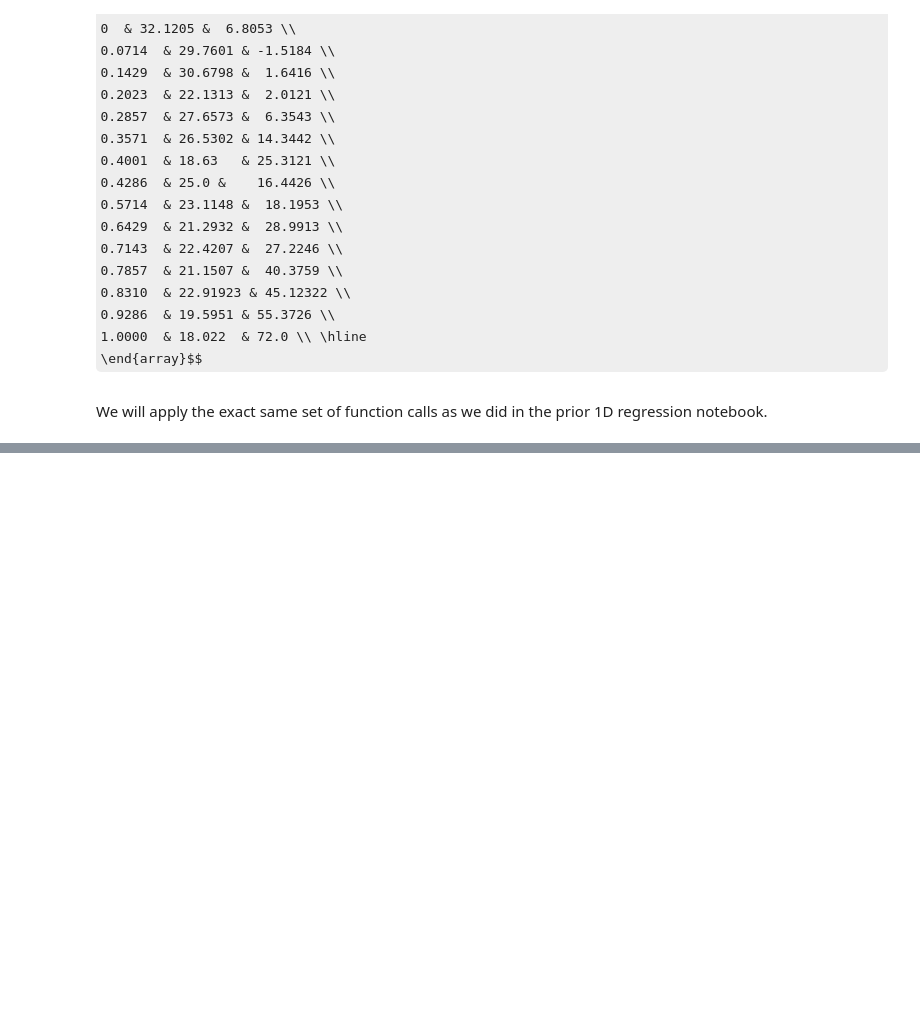
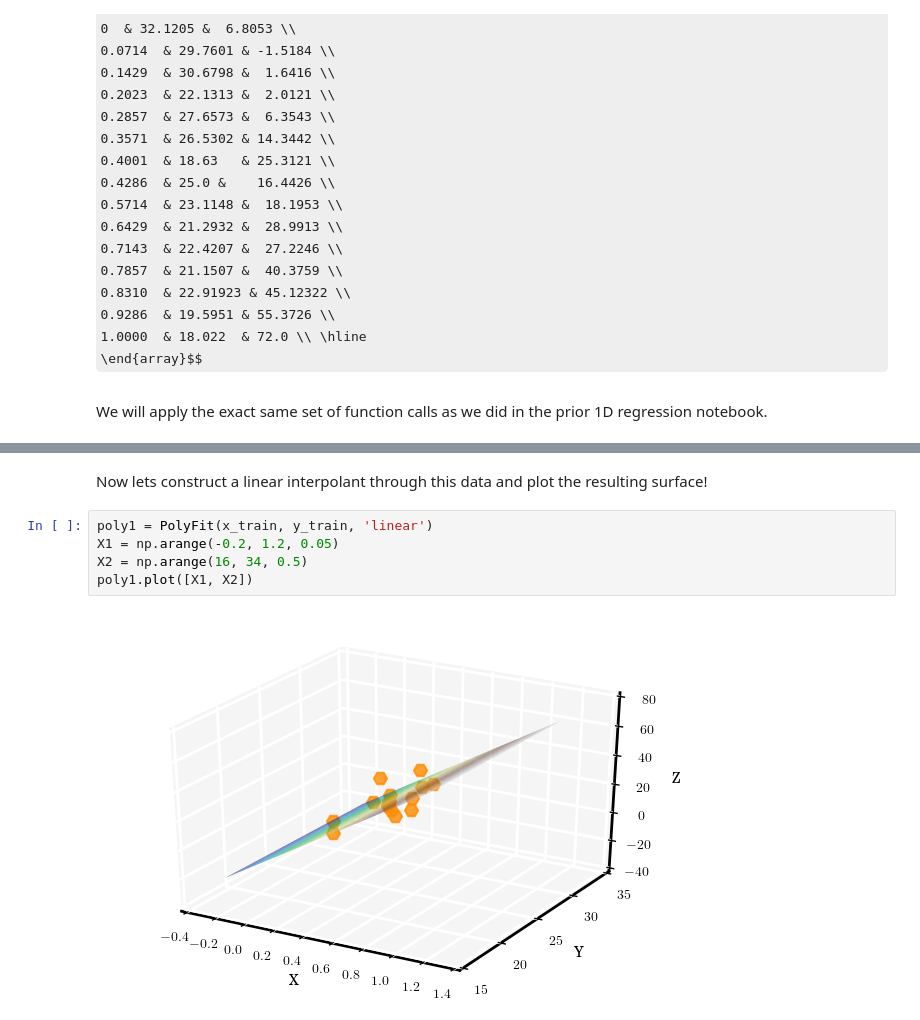
Before and after one commit to equadratures/equadratures, a Jupyter notebook: ipython-notebooks/Regression2D.ipynb, the cells around one changed output, grey strips where cells are left out. Drawn from its saved outputs; the diff is of its cells as text; some formulas as TeX source; blank space fills up the shorter version.

```diff
--- a/ipython-notebooks/Regression2D.ipynb
+++ b/ipython-notebooks/Regression2D.ipynb
@@ -81,0 +57,9 @@ Now what if we try a quadratic surface
+# %% [markdown]
+Now lets construct a linear interpolant through this data and plot the resulting surface!
+# %%
+poly1 = PolyFit(x_train, y_train, 'linear')
+X1 = np.arange(-0.2, 1.2, 0.05)
+X2 = np.arange(16, 34, 0.5)
+poly1.plot([X1, X2])
+# %% [output]
+[figure, added]
```
Also changed, not shown: parts of 16 cells of this notebook, 4 other files.
